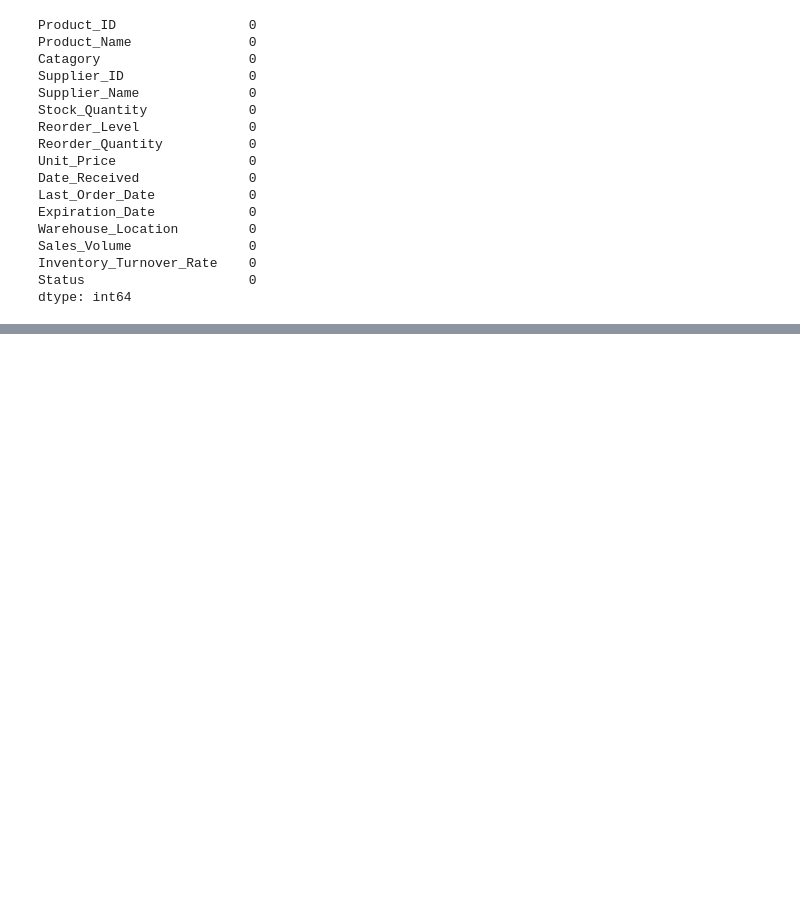
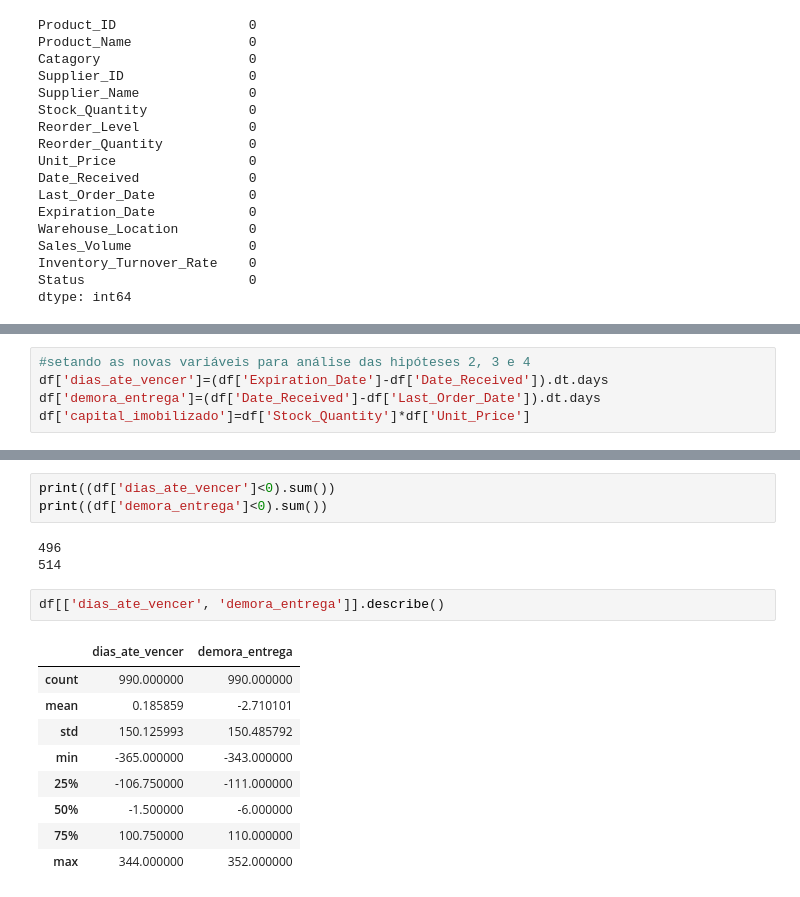
Before and after one commit to beatrizfariasilva/Analise_Stockwise, a Jupyter notebook: Desktop/PROJETO_ANALISE_STOCKWISE/analise_stockwise.ipynb, the cells around one changed output, grey strips where cells are left out. Drawn from its saved outputs; the diff is of its cells as text; blank space fills up the shorter version.

```diff
--- a/Desktop/PROJETO_ANALISE_STOCKWISE/analise_stockwise.ipynb
+++ b/Desktop/PROJETO_ANALISE_STOCKWISE/analise_stockwise.ipynb
@@ -277,0 +319,5 @@ Observações:
+# %%
+#setando as novas variáveis para análise das hipóteses 2, 3 e 4
+df['dias_ate_vencer']=(df['Expiration_Date']-df['Date_Received']).dt.days
+df['demora_entrega']=(df['Date_Received']-df['Last_Order_Date']).dt.days
+df['capital_imobilizado']=df['Stock_Quantity']*df['Unit_Price']
@@ -277,0 +333,18 @@ Observações:
+# %%
+print((df['dias_ate_vencer']<0).sum())
+print((df['demora_entrega']<0).sum())
+# %% [output]
+496
+514
+# %%
+df[['dias_ate_vencer', 'demora_entrega']].describe()
+# %% [output]
+|  | dias_ate_vencer | demora_entrega |
+| count | 990.000000 | 990.000000 |
+| mean | 0.185859 | -2.710101 |
+| std | 150.125993 | 150.485792 |
+| min | -365.000000 | -343.000000 |
+| 25% | -106.750000 | -111.000000 |
+| 50% | -1.500000 | -6.000000 |
+| 75% | 100.750000 | 110.000000 |
+| max | 344.000000 | 352.000000 |
```
Also changed, not shown: parts of 37 cells of this notebook.
